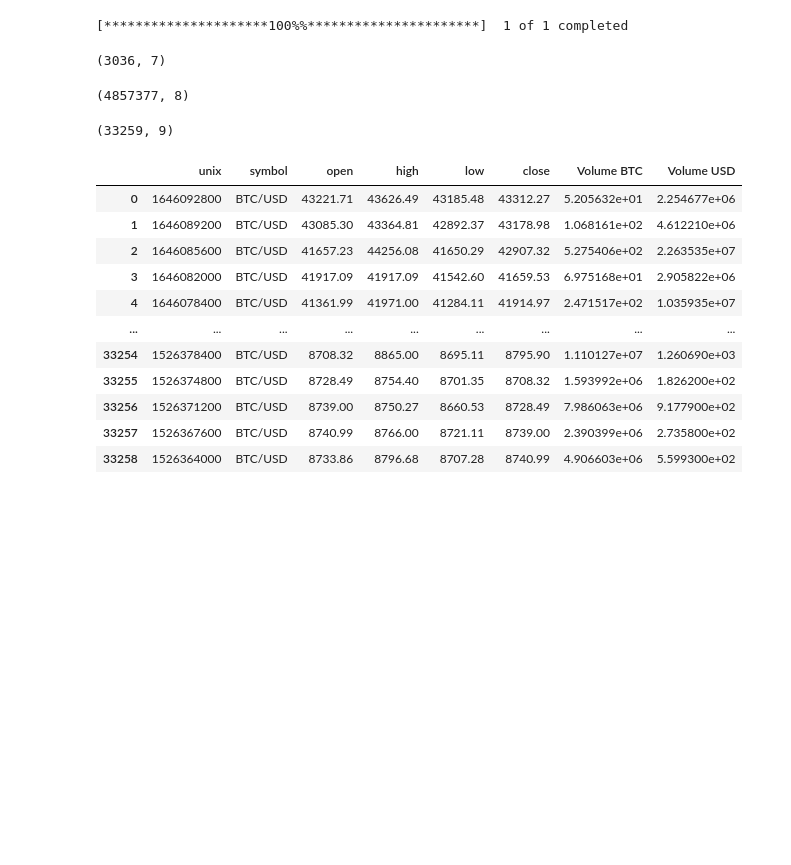
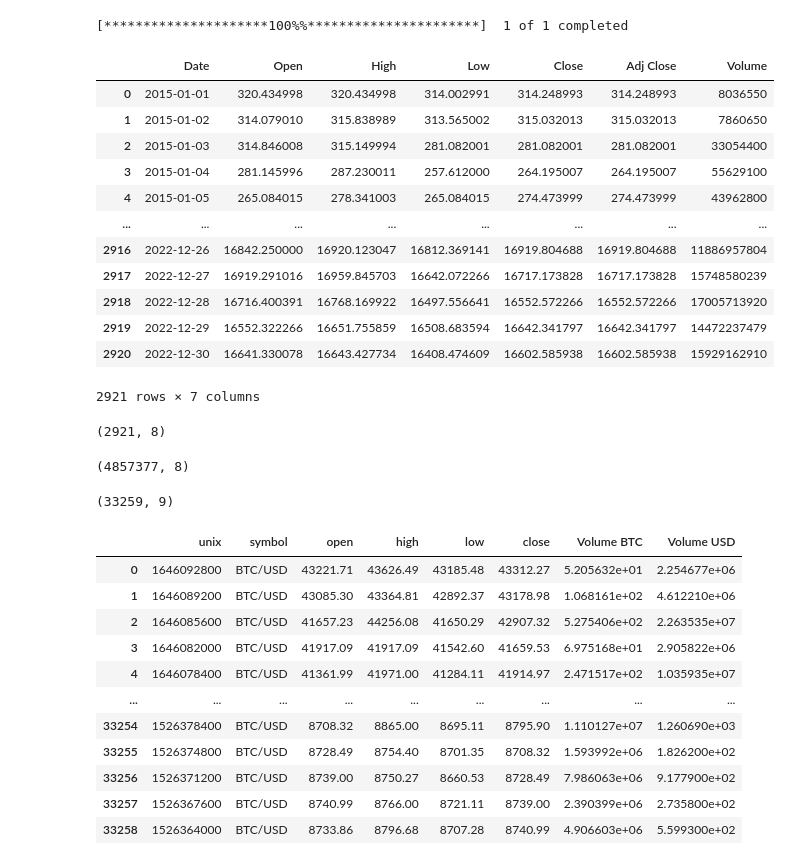
Before and after one commit to kaysho/MSc-Thesis, a Jupyter notebook: Multi_Modal_Time_Series.ipynb, the cells around one changed output. Drawn from its saved outputs; the diff is of its cells as text; code cells hidden in the pictures; blank space fills up the shorter version.

```diff
--- a/Multi_Modal_Time_Series.ipynb
+++ b/Multi_Modal_Time_Series.ipynb
@@ -18,17 +18,33 @@ import numpy as np
 
 from sklearn.model_selection import train_test_split
 # %%
-start_date ='2009-01-12'
-end_date = '2023-01-09'
+start_date ='2015-01-01'
+end_date = '2022-12-31'
 price = yf.download("BTC-USD", start=start_date, end=end_date)
 # %% [output]
 [*********************100%%**********************]  1 of 1 completed
 # %%
 crypto_price_daily_2009_2023 = price.reset_index()
+# %%
+price
+# %% [output]
+|  | Date | Open | High | Low | Close | Adj Close | Volume |
+| 0 | 2015-01-01 | 320.434998 | 320.434998 | 314.002991 | 314.248993 | 314.248993 | 8036550 |
+| 1 | 2015-01-02 | 314.079010 | 315.838989 | 313.565002 | 315.032013 | 315.032013 | 7860650 |
+| 2 | 2015-01-03 | 314.846008 | 315.149994 | 281.082001 | 281.082001 | 281.082001 | 33054400 |
+| 3 | 2015-01-04 | 281.145996 | 287.230011 | 257.612000 | 264.195007 | 264.195007 | 55629100 |
+| 4 | 2015-01-05 | 265.084015 | 278.341003 | 265.084015 | 274.473999 | 274.473999 | 43962800 |
+| ... | ... | ... | ... | ... | ... | ... | ... |
+| 2916 | 2022-12-26 | 16842.250000 | 16920.123047 | 16812.369141 | 16919.804688 | 16919.804688 | 11886957804 |
+| 2917 | 2022-12-27 | 16919.291016 | 16959.845703 | 16642.072266 | 16717.173828 | 16717.173828 | 15748580239 |
+| 2918 | 2022-12-28 | 16716.400391 | 16768.169922 | 16497.556641 | 16552.572266 | 16552.572266 | 17005713920 |
+| 2919 | 2022-12-29 | 16552.322266 | 16651.755859 | 16508.683594 | 16642.341797 | 16642.341797 | 14472237479 |
+| 2920 | 2022-12-30 | 16641.330078 | 16643.427734 | 16408.474609 | 16602.585938 | 16602.585938 | 15929162910 |
+2921 rows × 7 columns
 # %%
 crypto_price_daily_2009_2023.shape
 # %% [output]
-(3036, 7)
+(2921, 8)
 # %%
 crypto_price_hourly_2018_2022 = pd.read_csv('../archive/BTC-Hourly.csv')
 # %%
```
Also changed, not shown: parts of 7 cells of this notebook.
